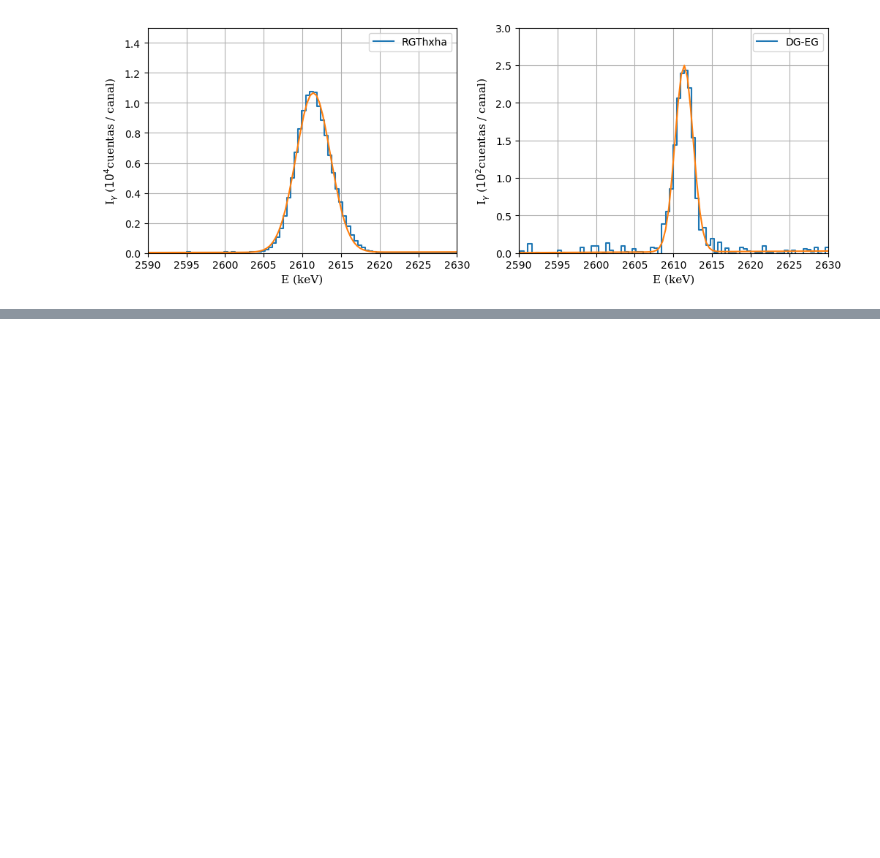
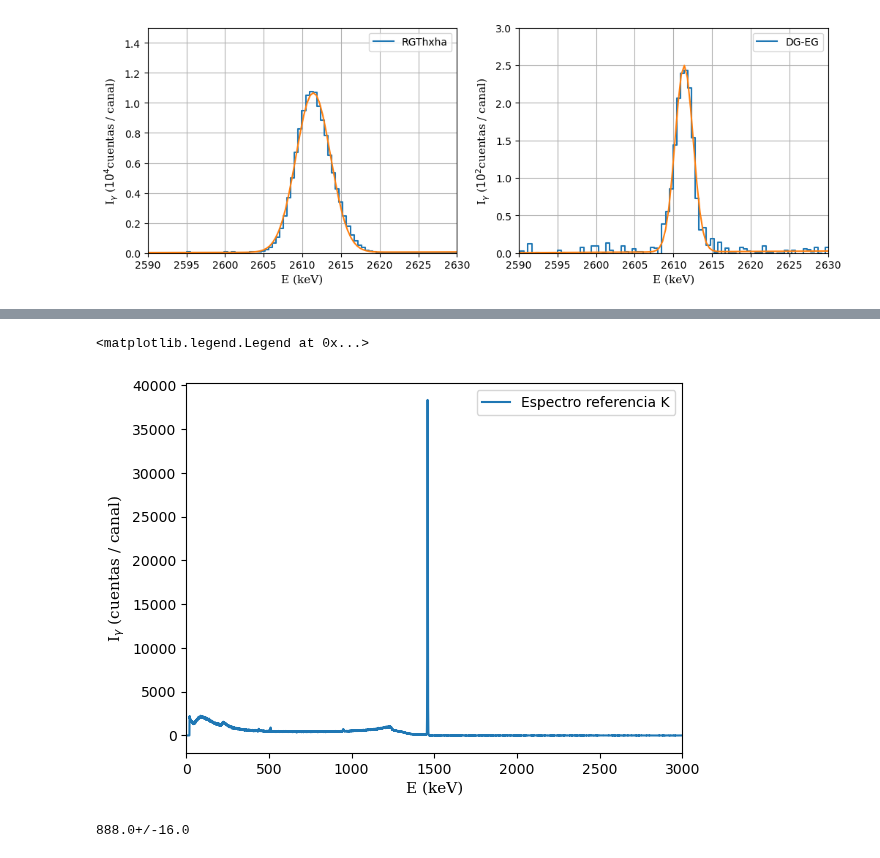
Before and after one commit to juan3ltran/Instrumentacion_Nuclear, a Jupyter notebook: Practica4/PracticaNORM.ipynb, the cells around one changed output, grey strips where cells are left out. Saved outputs shown, nothing was run; the diff lists cells and outputs as text; code cells hidden in the pictures; blank space fills up the shorter version.

```diff
--- a/Practica4/PracticaNORM.ipynb
+++ b/Practica4/PracticaNORM.ipynb
@@ -288,0 +296,14 @@ plt.vlines(352,10000,3000,color="r")
+# %%
+plt.plot(E,k_I,label="Espectro referencia K")
+plt.xlim(0,3000)
+plt.xlabel("E (keV)", fontsize=11,family="serif")
+plt.ylabel("I$_\gamma$ (cuentas / canal)", fontsize=11,family="serif")
+plt.legend()
+# %% [output]
+<matplotlib.legend.Legend at 0x...>
+[figure, added]
+# %%
+x1=ufloat(444,8)
+x1/0.5
+# %% [output]
+888.0+/-16.0
```
Also changed, not shown: parts of 6 cells of this notebook.
